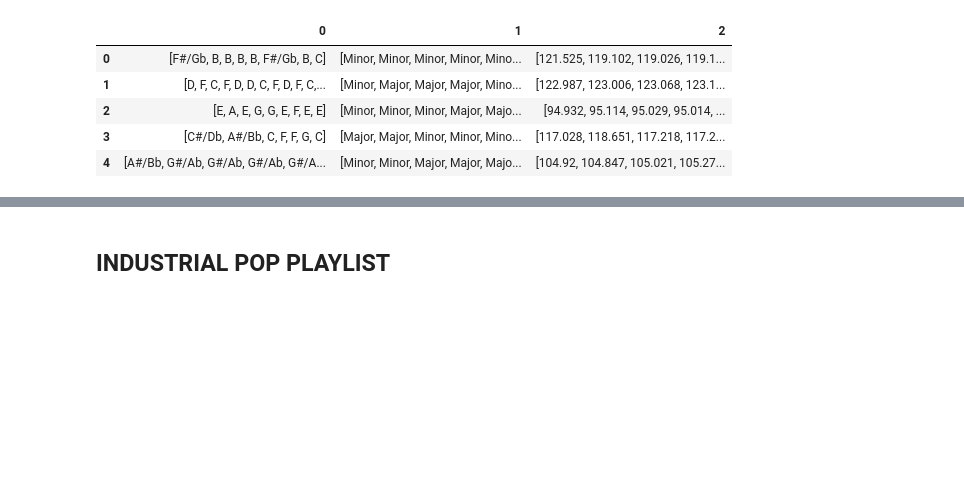
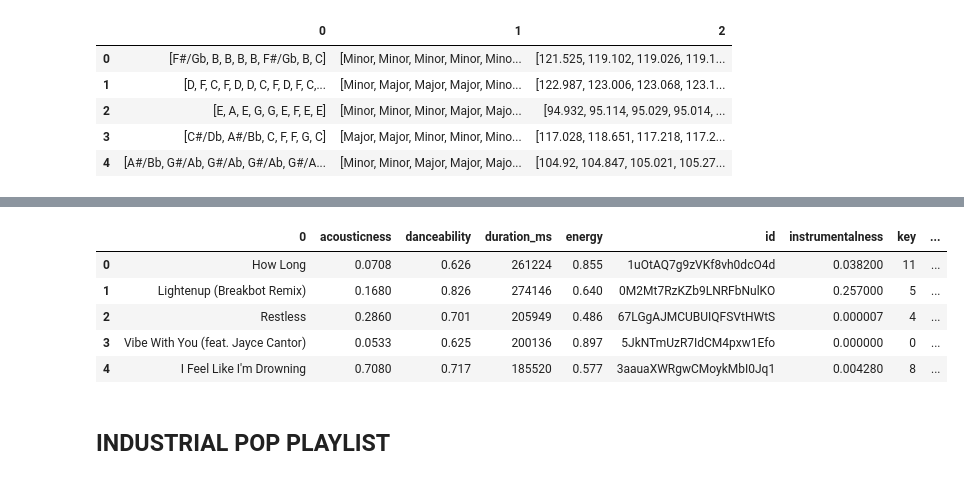
Before and after one commit to FinchMF/Classification_Models, a Jupyter notebook: spotify_api_calls.ipynb, the cells around one changed output, grey strips where cells are left out. Cells and saved outputs as stored; diff of their text form; code cells hidden in the pictures; blank space fills up the shorter version.

```diff
--- a/spotify_api_calls.ipynb
+++ b/spotify_api_calls.ipynb
@@ -1781,3 +1781,6 @@ electroindie_sections_df.head()
 | 2 | [E, A, E, G, G, E, F, E, E] | [Minor, Minor, Minor, Major, Majo... | [94.932, 95.114, 95.029, 95.014, ... |
 | 3 | [C#/Db, A#/Bb, C, F, F, G, C] | [Major, Major, Minor, Minor, Mino... | [117.028, 118.651, 117.218, 117.2... |
 | 4 | [A#/Bb, G#/Ab, G#/Ab, G#/Ab, G#/A... | [Minor, Minor, Major, Major, Majo... | [104.92, 104.847, 105.021, 105.27... |
+# %%
+electroindie_section_df = electroindie_sections_df.rename({0:'Harmonic_Progression', 1:'Modal_Progression', 2:'Tempo_Progression'}, axis ='columns')
+electroindie_section_df.head()
@@ -1784,3 +1794,17 @@ electroindie_sections_df.head()
+# %%
+new_electroindie_df = pd.concat([electroindie_titles, electronicindie_df, electroindie_section_df], axis=1, sort=False)
+new_electroindie_df['Harmonic_Progression'] = new_electroindie_df['Harmonic_Progression'].apply(lambda x: l_to_s(x))
+new_electroindie_df['Modal_Progression'] = new_electroindie_df['Modal_Progression'].apply(lambda x: l_to_s(x))
+new_electroindie_df['Tempo_Progression'] = new_electroindie_df['Tempo_Progression'].apply(lambda x: l_to_int(x))
+new_electroindie_df = new_electroindie_df.drop(['analysis_url', 'track_href', 'type', 'uri'], axis=1)
+new_electroindie_df.head()
+# %% [output]
+|  | 0 | acousticness | danceability | duration_ms | energy | id | instrumentalness | key | ... |
+| 0 | How Long | 0.0708 | 0.626 | 261224 | 0.855 | 1uOtAQ7g9zVKf8vh0dcO4d | 0.038200 | 11 | ... |
+| 1 | Lightenup (Breakbot Remix) | 0.1680 | 0.826 | 274146 | 0.640 | 0M2Mt7RzKZb9LNRFbNulKO | 0.257000 | 5 | ... |
+| 2 | Restless | 0.2860 | 0.701 | 205949 | 0.486 | 67LGgAJMCUBUIQFSVtHWtS | 0.000007 | 4 | ... |
+| 3 | Vibe With You (feat. Jayce Cantor) | 0.0533 | 0.625 | 200136 | 0.897 | 5JkNTmUzR7IdCM4pxw1Efo | 0.000000 | 0 | ... |
+| 4 | I Feel Like I'm Drowning | 0.7080 | 0.717 | 185520 | 0.577 | 3aauaXWRgwCMoykMbI0Jq1 | 0.004280 | 8 | ... |
 # %% [markdown]
 ## INDUSTRIAL POP PLAYLIST
 # %%
```
Also changed, not shown: parts of 17 cells of this notebook.
